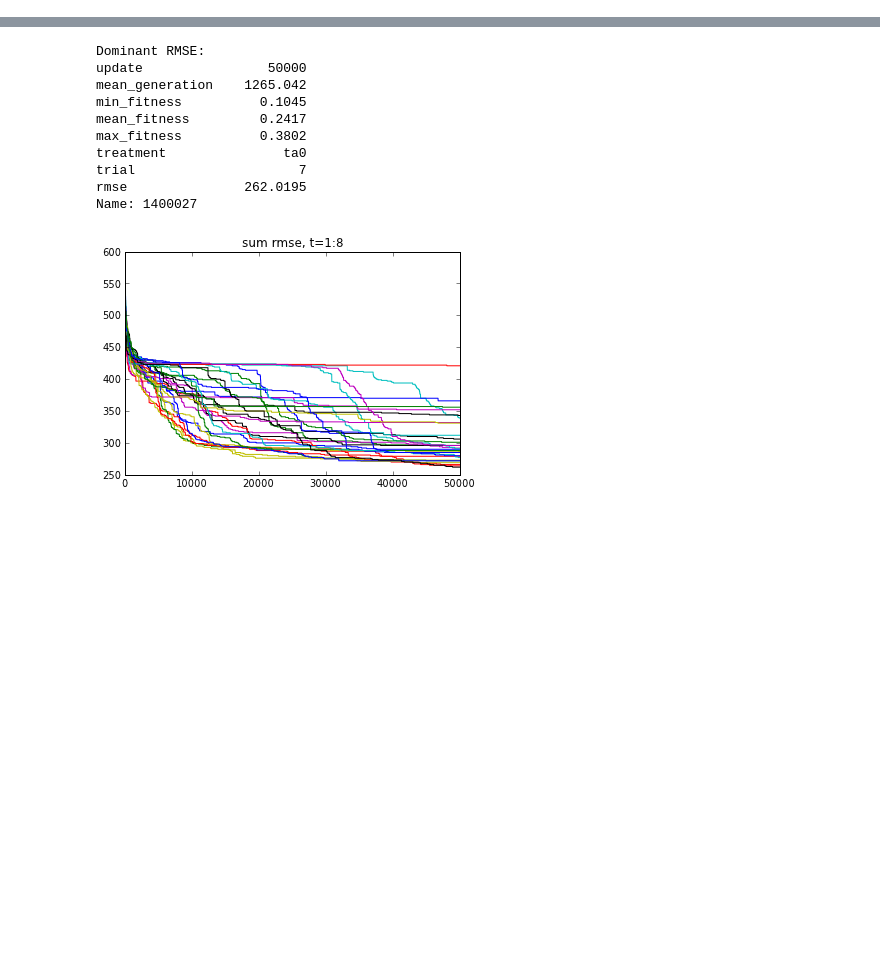
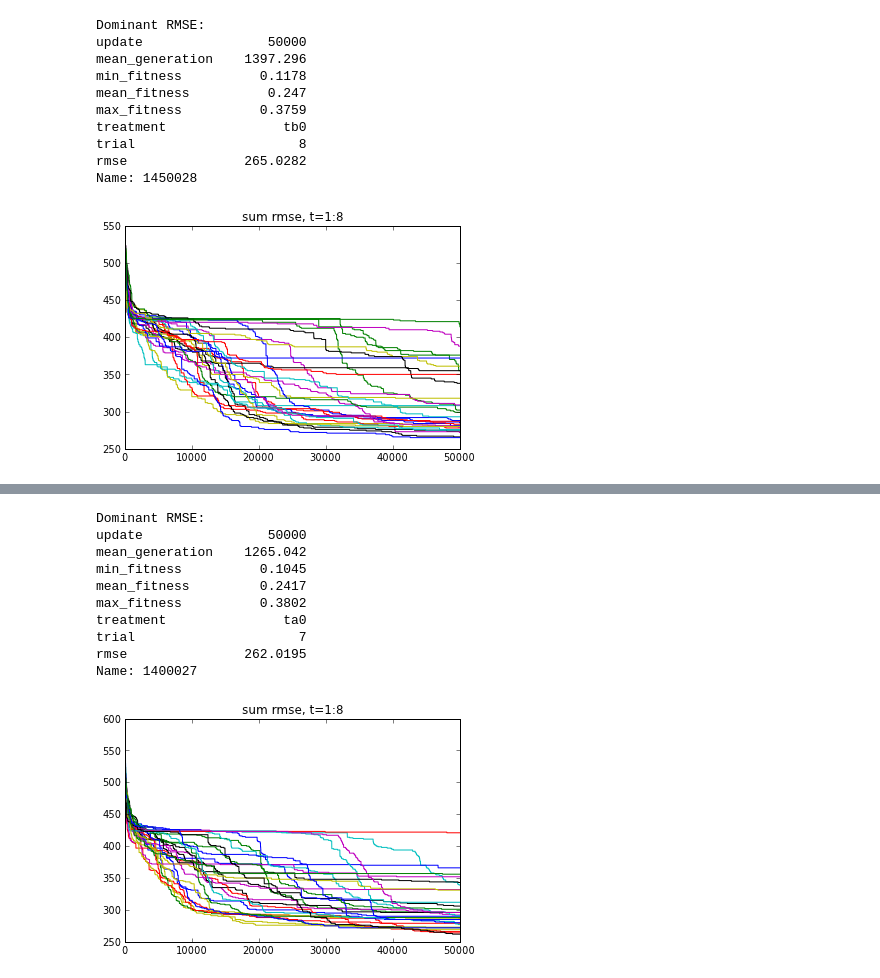
Before and after one commit to mmirmomeni/sunspot, a Jupyter notebook: math/sunspot.ipynb, the cells around one changed output, grey strips where cells are left out. Saved outputs shown, nothing was run; the diff lists cells and outputs as text; code cells hidden in the pictures; blank space fills up the shorter version.

```diff
--- a/math/sunspot.ipynb
+++ b/math/sunspot.ipynb
@@ -40,3 +40,17 @@ def test_sunspot(path):
         ax2.set_ylabel('error')
         ax2.set_xlabel('day (1981-1985)')
     return D
+# %%
+quick_look('/Users/dk/research/var/sunspot/002-multi','tb')
+# %% [output]
+Dominant RMSE:
+update                50000
+mean_generation    1397.296
+min_fitness          0.1178
+mean_fitness          0.247
+max_fitness          0.3759
+treatment               tb0
+trial                     8
+rmse               265.0282
+Name: 1450028
+[figure, added]
```
Also changed, not shown: parts of 1 cell of this notebook, 3 other files.
